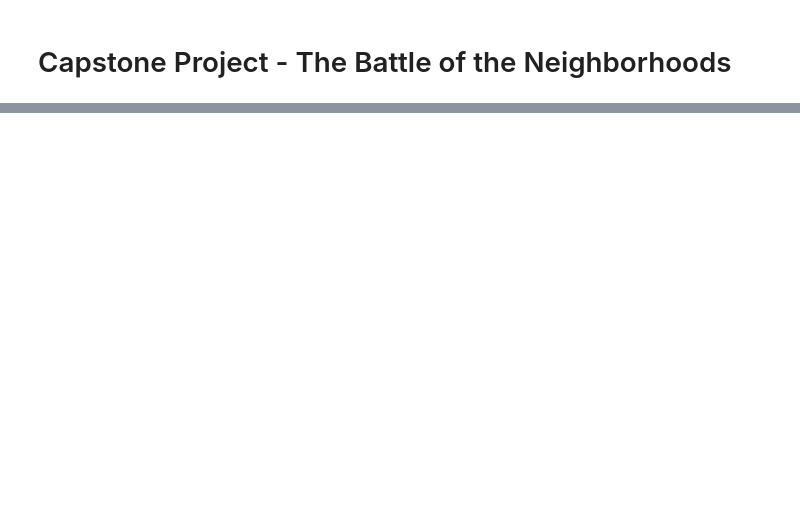
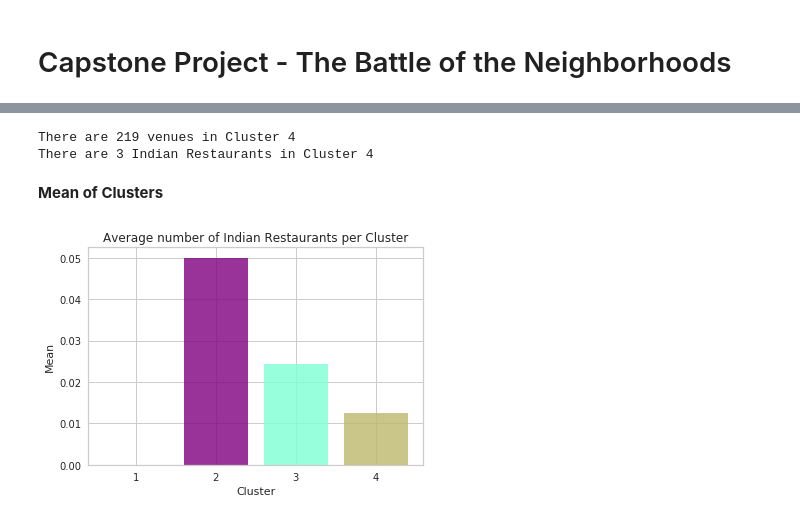
Before and after one commit to sankarramamurthy/Coursera_Capstone_Project, a Jupyter notebook: Coursera_Capstone_Project_Notebook.ipynb, the cells around one changed output, grey strips where cells are left out. Saved outputs shown, nothing was run; the diff lists cells and outputs as text; code cells hidden in the pictures; blank space fills up the shorter version.

```diff
--- a/Coursera_Capstone_Project_Notebook.ipynb
+++ b/Coursera_Capstone_Project_Notebook.ipynb
@@ -38,0 +615,6 @@ The data requirements for this project are as follows:
+# %%
+# Red
+
+cluster1 = to_merged.loc[to_merged['Cluster Labels'] == 0]
+df_cluster1 = pd.merge(df_new, cluster1, on='Neighborhood')
+df_cluster1
@@ -38,0 +652,6 @@ The data requirements for this project are as follows:
+# %%
+# Purple
+cluster2=to_merged.loc[to_merged['Cluster Labels'] == 1]
+df_cluster2 = pd.merge(df_new, cluster2, on='Neighborhood')
+df_cluster2.sort_values(["Indian Restaurant"], ascending=False)
+df_cluster2
@@ -38,0 +712,5 @@ The data requirements for this project are as follows:
+# %%
+# Blue
+cluster3 = to_merged.loc[to_merged['Cluster Labels'] == 2]
+df_cluster3 = pd.merge(df_new, cluster3, on='Neighborhood')
+df_cluster3
@@ -38,0 +748,5 @@ The data requirements for this project are as follows:
+# %%
+# Turquoise
+cluster4 = to_merged.loc[to_merged['Cluster Labels'] == 3]
+df_cluster4 = pd.merge(df_new, cluster4, on='Neighborhood')
+df_cluster4
@@ -38,0 +772,27 @@ The data requirements for this project are as follows:
+# %%
+print('There are {} venues in Cluster 4'.format(len(df_cluster4['Venue'].unique())))
+
+if ("Indian Restaurant" in df_cluster4['Venue Category'].unique()):
+    print('There are {} Indian Restaurants in Cluster 4'.format(df_cluster4['Venue Category'].value_counts()['Indian Restaurant']))
+else:
+    print('There are 0 Indian Restaurants in Cluster 4')
+# %% [output]
+There are 219 venues in Cluster 4
+There are 3 Indian Restaurants in Cluster 4
+# %% [markdown]
+**Mean of Clusters**
+# %%
+clusters_mean = [df_cluster1['Indian Restaurant'].mean(),df_cluster2['Indian Restaurant'].mean(),df_cluster3['Indian Restaurant'].mean(),
+                 df_cluster4['Indian Restaurant'].mean()]
+objects = (1,2,3,4)
+y_pos = np.arange(len(objects))
+perf = clusters_mean
+plt.bar(y_pos, perf, align='center', alpha=0.8, color=['red', 'purple','aquamarine', 'darkkhaki'])
+plt.xticks(y_pos, objects)
+plt.ylabel('Mean')
+plt.xlabel('Cluster')
+plt.title('Average number of Indian Restaurants per Cluster')
+
+plt.show()
+# %% [output]
+[figure, added]
```
Also changed, not shown: parts of 76 cells of this notebook.
